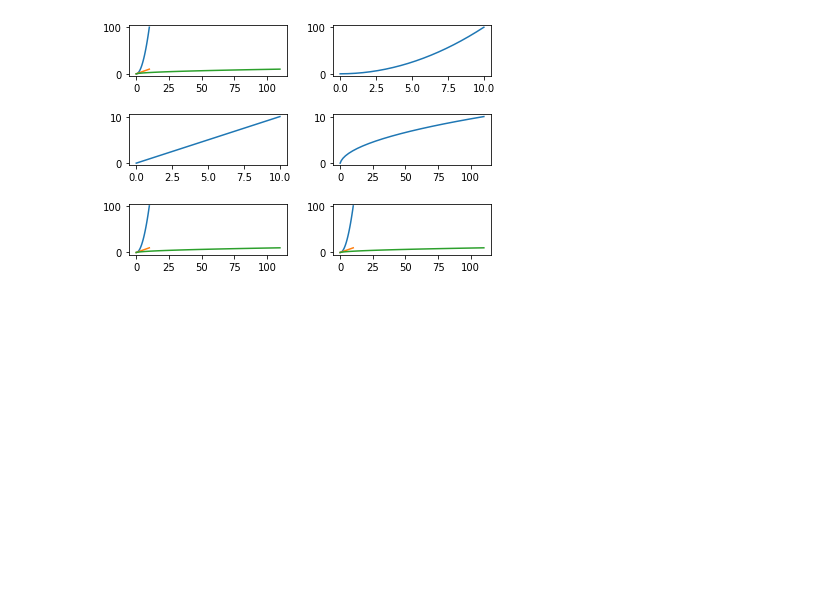
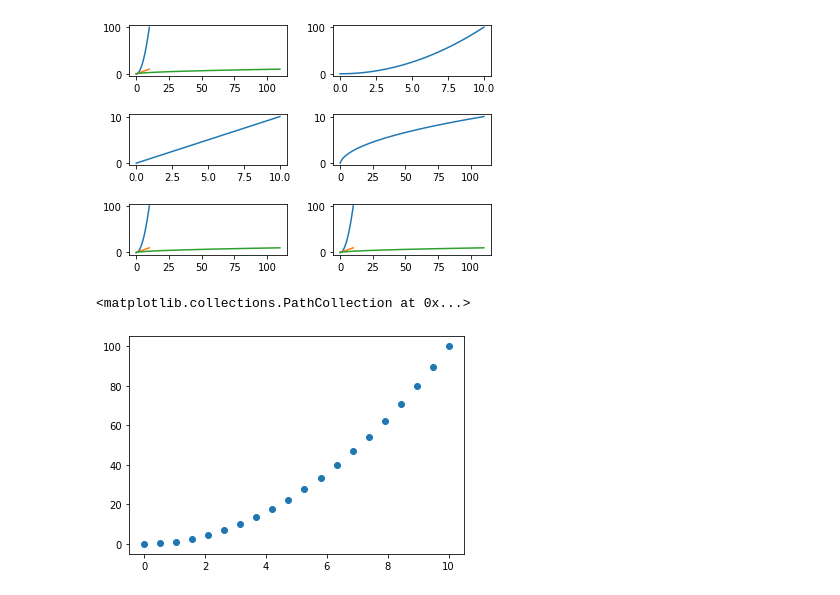
Before and after one commit to Dhrumil-Zion/Data-Science-Essentials, a Jupyter notebook: Matplotlib/Matplotlib_tutorials.ipynb, the cells around one changed output. Cells and saved outputs as stored; diff of their text form; code cells hidden in the pictures; blank space fills up the shorter version.

Commit message:
Completed Matplotlib

```diff
--- a/Matplotlib/Matplotlib_tutorials.ipynb
+++ b/Matplotlib/Matplotlib_tutorials.ipynb
@@ -47,3 +51,8 @@ plt.plot(x,y,x,x,z,x)
 plt.tight_layout(pad=2.0, h_pad=None, w_pad=None)
 # %% [output]
 [figure]
+# %%
+plt.scatter(x,y)
+# %% [output]
+<matplotlib.collections.PathCollection at 0x...>
+[figure, added]
```
Also changed, not shown: parts of 11 cells of this notebook.
